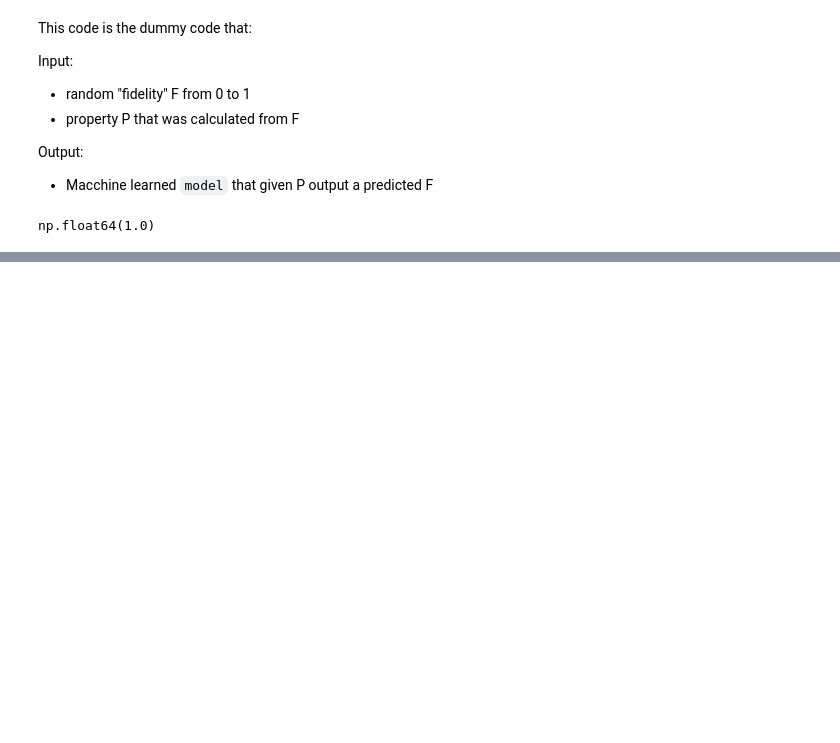
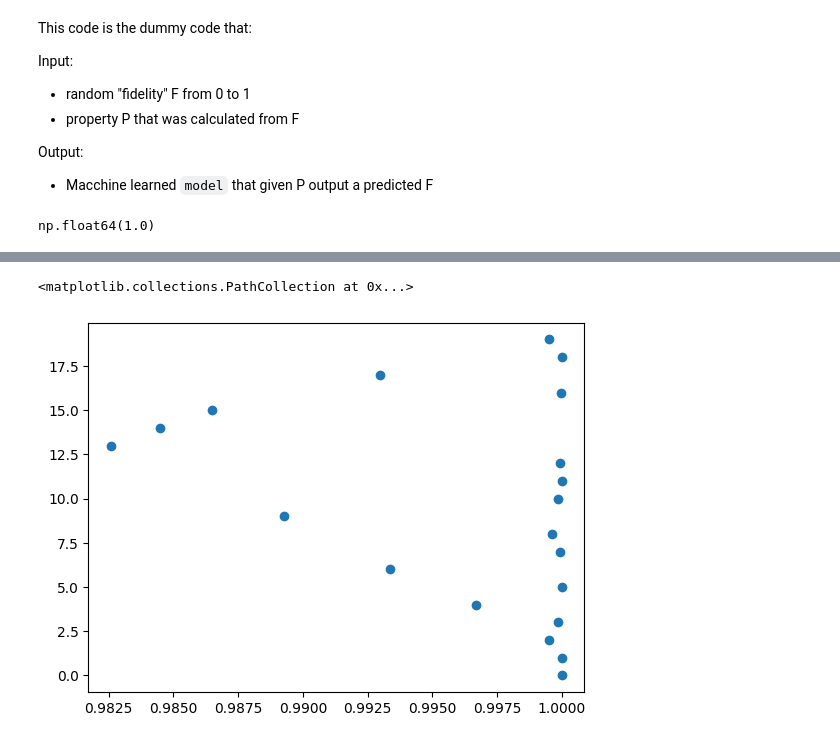
Before and after one commit to khanhuyengiang/aceqc, a Jupyter notebook: input_data.ipynb, the cells around one changed output, grey strips where cells are left out. Saved outputs shown, nothing was run; the diff lists cells and outputs as text; code cells hidden in the pictures; blank space fills up the shorter version.

```diff
--- a/input_data.ipynb
+++ b/input_data.ipynb
@@ -99,0 +218,9 @@ from torch.utils.data import DataLoader, TensorDataset
+# %%
+test_list = []
+for gate in perturbed_dm:
+    test_list.append(fidelity(gate, rho_ideal))
+
+plt.scatter(test_list, range(len(test_list)))
+# %% [output]
+<matplotlib.collections.PathCollection at 0x...>
+[figure, added]
```
Also changed, not shown: parts of 17 cells of this notebook, 1 other file.
